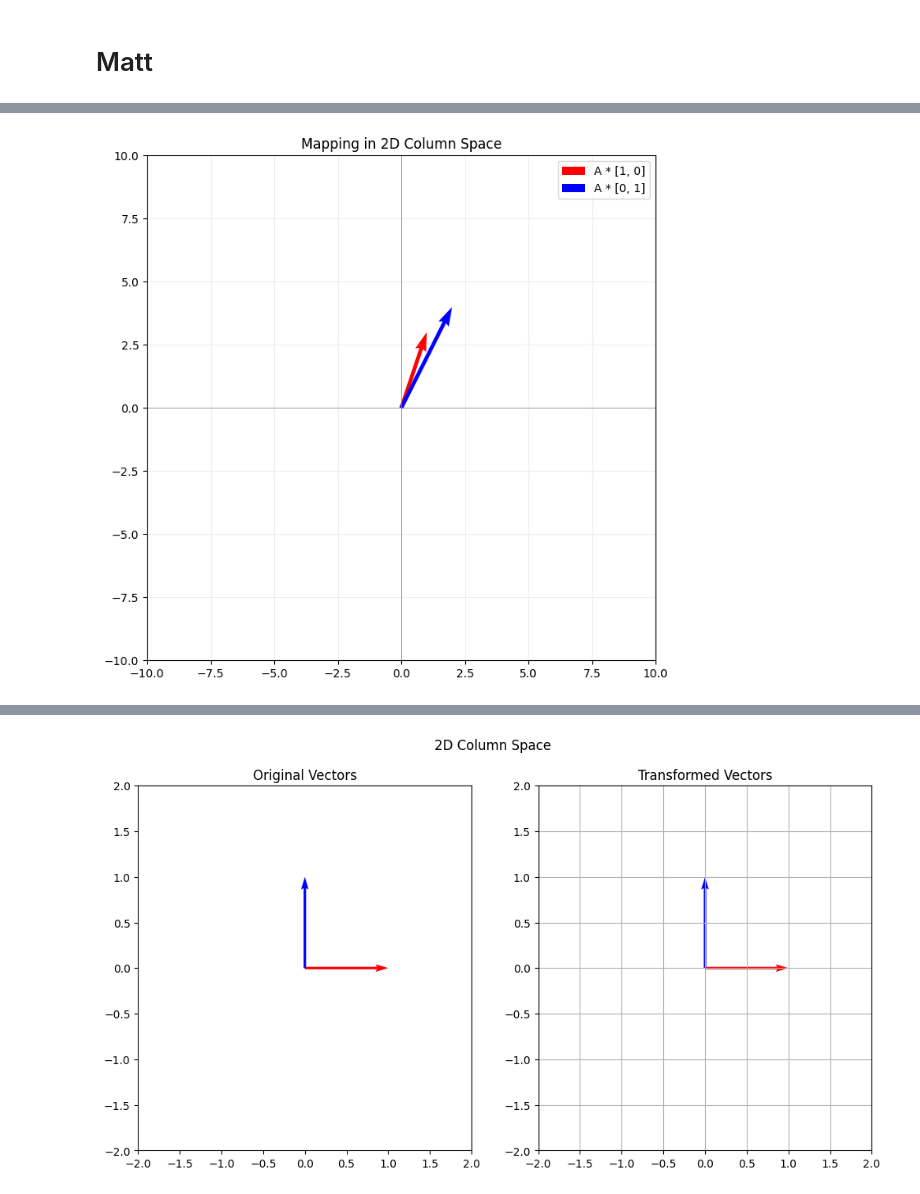
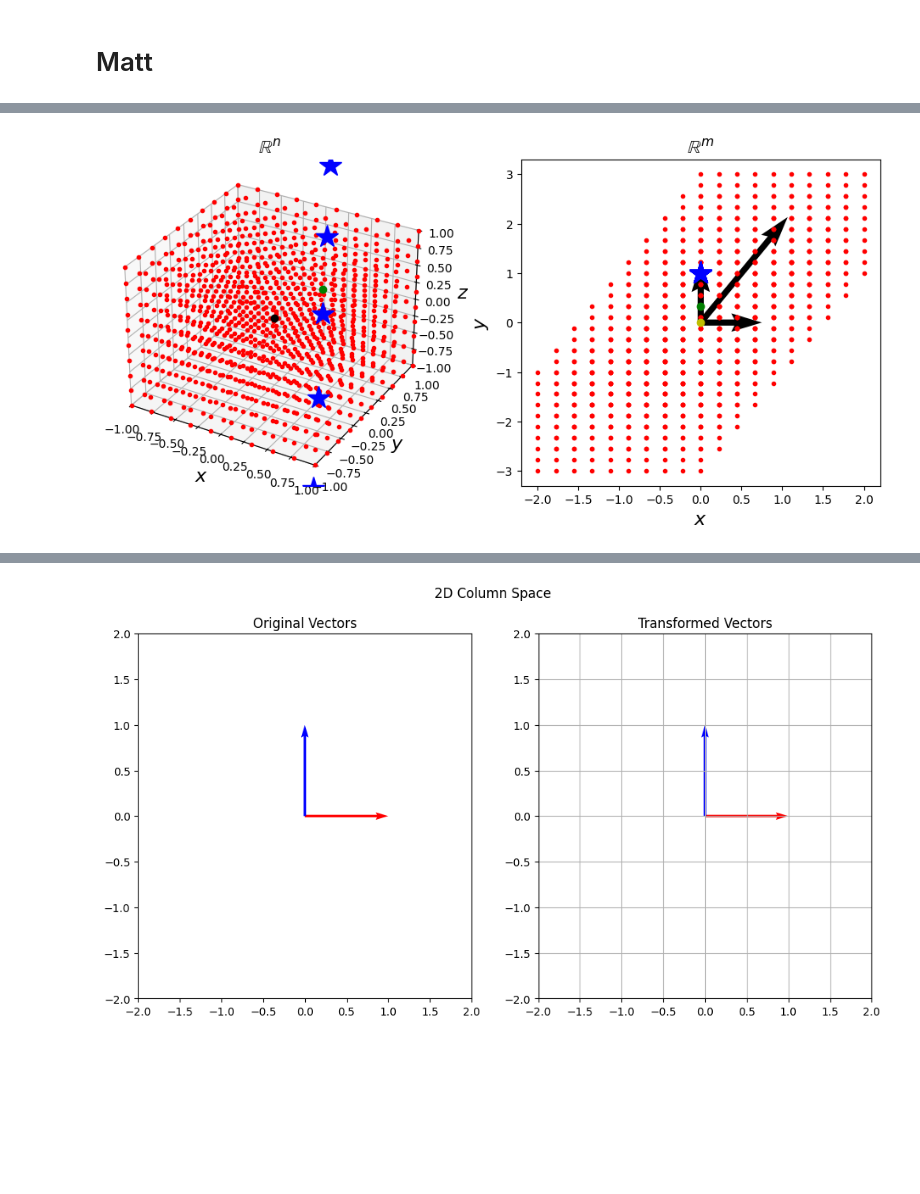
Before and after one commit to zhn66776/AIM1, a Jupyter notebook: Applied_Inversion_2025_FWI_test_prep.ipynb, the cells around one changed output, grey strips where cells are left out. Drawn from its saved outputs; the diff is of its cells as text; code cells hidden in the pictures; blank space fills up the shorter version.

```diff
--- a/Applied_Inversion_2025_FWI_test_prep.ipynb
+++ b/Applied_Inversion_2025_FWI_test_prep.ipynb
@@ -43,33 +152,60 @@ $$ f(x, y) = 3x^2 + y^2 + 4xy - 6x - 9y $$
 # %%
-import numpy as np
-import matplotlib.pyplot as plt
+# let's plot the transformation
 
-def plot_vectors(vectors, colors, labels, title):
-    plt.figure(figsize=(8, 8))
-    plt.axhline(0, color='grey', lw=0.5)
-    plt.axvline(0, color='grey', lw=0.5)
-    plt.grid(alpha=0.2)
-    for i, vec in enumerate(vectors):
-        plt.quiver(0, 0, vec[0], vec[1], angles='xy', scale_units='xy', scale=1, color=colors[i], label=labels[i])
-    plt.xlim(-10, 10)
-    plt.ylim(-10, 10)
-    plt.legend()
-    plt.title(title)
-    plt.show()
+A = np.array([[1, 0, 1], [2, 1, 0]])
 
-# Case 1: Column space is 2D (Matrix is full rank)
-A_2D = np.array([[1, 2], [3, 4]])
-vectors_2D = [A_2D @ np.array([1, 0]), A_2D @ np.array([0, 1])]
-plot_vectors(vectors_2D, ['red', 'blue'], ['A * [1, 0]', 'A * [0, 1]'], 'Mapping in 2D Column Space')
 
-# Case 2: Column space is 1D (Matrix is rank 1)
-A_1D = np.array([[2, 4], [1, 2]])  # Second column is a multiple of the first
-vectors_1D = [A_1D @ np.array([1, 0]), A_1D @ np.array([0, 1])]
-plot_vectors(vectors_1D, ['red', 'blue'], ['A * [1, 0]', 'A * [0, 1]'], 'Mapping in 1D Column Space')
+x = np.linspace(-1, 1, 10)
+y = np.linspace(-1, 1, 10)
+z = np.linspace(-1, 1, 10)
+# this creates a mesh of points in 2D
+xx, yy, zz = np.meshgrid(x, y, z)
+# convert to row vectors
+xxx = np.reshape(xx,(1,np.size(xx)))
+yyy = np.reshape(yy,(1,np.size(yy)))
+zzz = np.reshape(zz,(1,np.size(zz)))
+# convert to a 2 x N matrix of vectors/points
+vecs = np.vstack((xxx,yyy,zzz))
 
-# Demonstrating the existence vs non-existence of solutions for 1D case
-b_in_range = np.array([4, 2])  # In the range (multiple of [2, 1])
-b_out_range = np.array([5, 2])  # Not in the range
+# transform these points
+Avecs = A@vecs
 
-plot_vectors([b_in_range, b_out_range], ['green', 'orange'], ['In Range', 'Out of Range'], 'RHS Vectors: Existence vs Non-existence of Solution')
+# the family of possible solutions, just a selection based on a restricted range of alpha values
+alpha = np.linspace(-2, 2, 10)
+x_sols = np.vstack((alpha, 1 - 2*alpha, -1*alpha))
+# x_sols = np.vstack((alpha, 1/2 - alpha, -1/2))
+
+# and check where they map to
+Ax_sols = A@x_sols
+print(x_sols)
+# plot
+fig = plt.figure(figsize=(12, 5))
+
+ax1 = fig.add_subplot(1, 2, 1, projection='3d')
+ax1.plot(vecs[0,:], vecs[1,:], vecs[2,:], 'r.')
+ax1.set_xlabel('$x$', fontsize = 16)
+ax1.set_ylabel('$y$', fontsize = 16)
+ax1.set_zlabel('$z$', fontsize = 16)
+ax1.set_title('$\mathbb{R}^n$', fontsize = 16)
+ax1.set_xlim3d(-1, 1)
+ax1.set_ylim3d(-1, 1)
+ax1.set_zlim3d(-1, 1)
+ax1.plot(x_sols[0,:], x_sols[1,:], x_sols[2,:], 'b*',markersize=20)
+ax1.plot(0.333, 0.333, 0.333, 'go')
+ax1.plot(0, 0, 0, 'ko')
+
+
+ax2 = fig.add_subplot(1, 2, 2)
+ax2.plot(Avecs[0,:], Avecs[1,:], 'r.')
+ax2.set_xlabel('$x$', fontsize = 16)
+ax2.set_ylabel('$y$', fontsize = 16)
+ax2.set_title('$\mathbb{R}^m$', fontsize = 16)
+ax2.plot(Ax_sols[0,:], Ax_sols[1,:], 'b*',markersize=20)
+ax2.plot(0.33333,0.33333,0.3333, 'go')
+ax2.plot(0, 0, 0, 'yo')
+# add the column vectors
+vec1 = A[:,0]; vec2 = A[:,1]; vec3 = A[:,2]
+ax2.quiver(0, 0, vec1[0], vec1[1] , angles='xy', units='xy', scale=1, color='black', width=.1,  label='vec1')
+ax2.quiver(0, 0, vec2[0], vec2[1] , angles='xy', units='xy', scale=1, color='black', width=.1,  label='vec2')
+ax2.quiver(0, 0, vec3[0], vec3[1] , angles='xy', units='xy', scale=1, color='black', width=.1,  label='vec3')
 # %% [output]
@@ -76 +219 @@ plot_vectors([b_in_range, b_out_range], ['green', 'orange'], ['In Range', 'Out o
-[figure, old version]
+[figure, new version]
```
Also changed, not shown: parts of 5 cells of this notebook.
